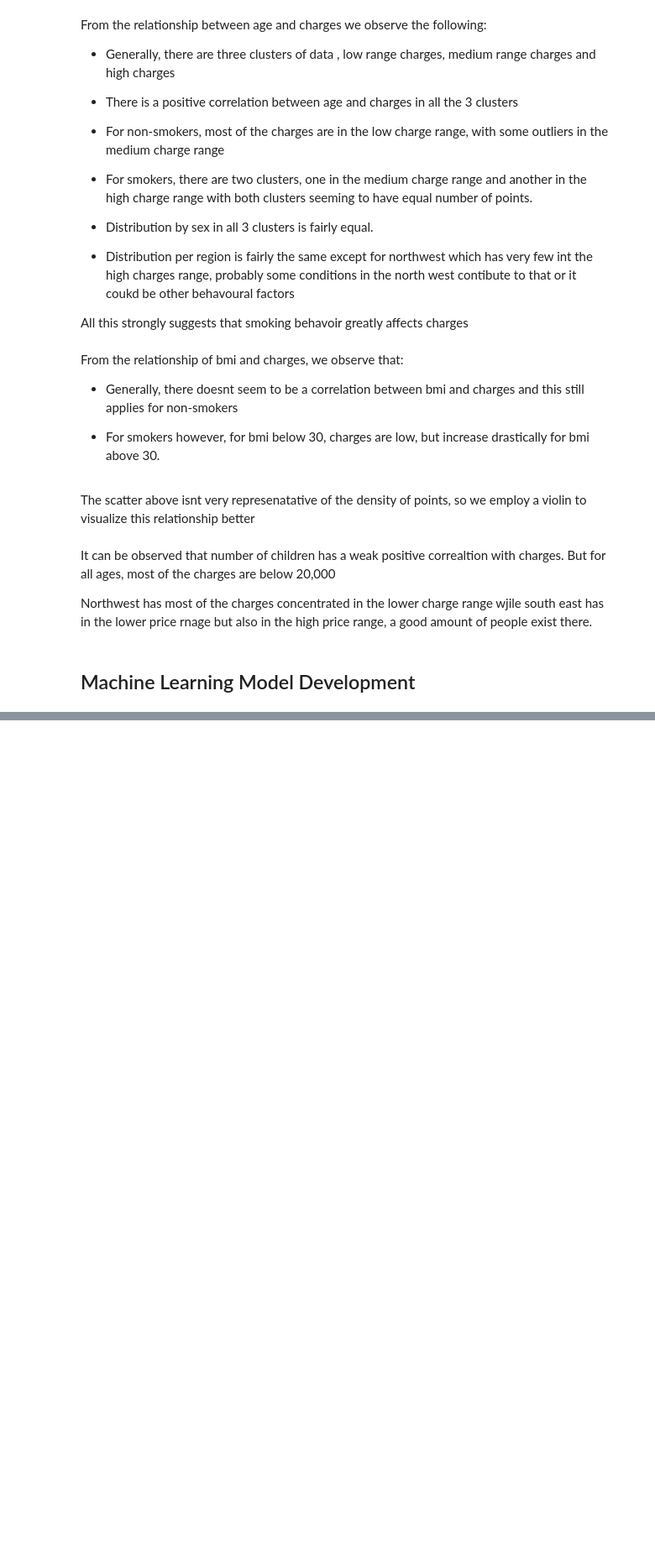
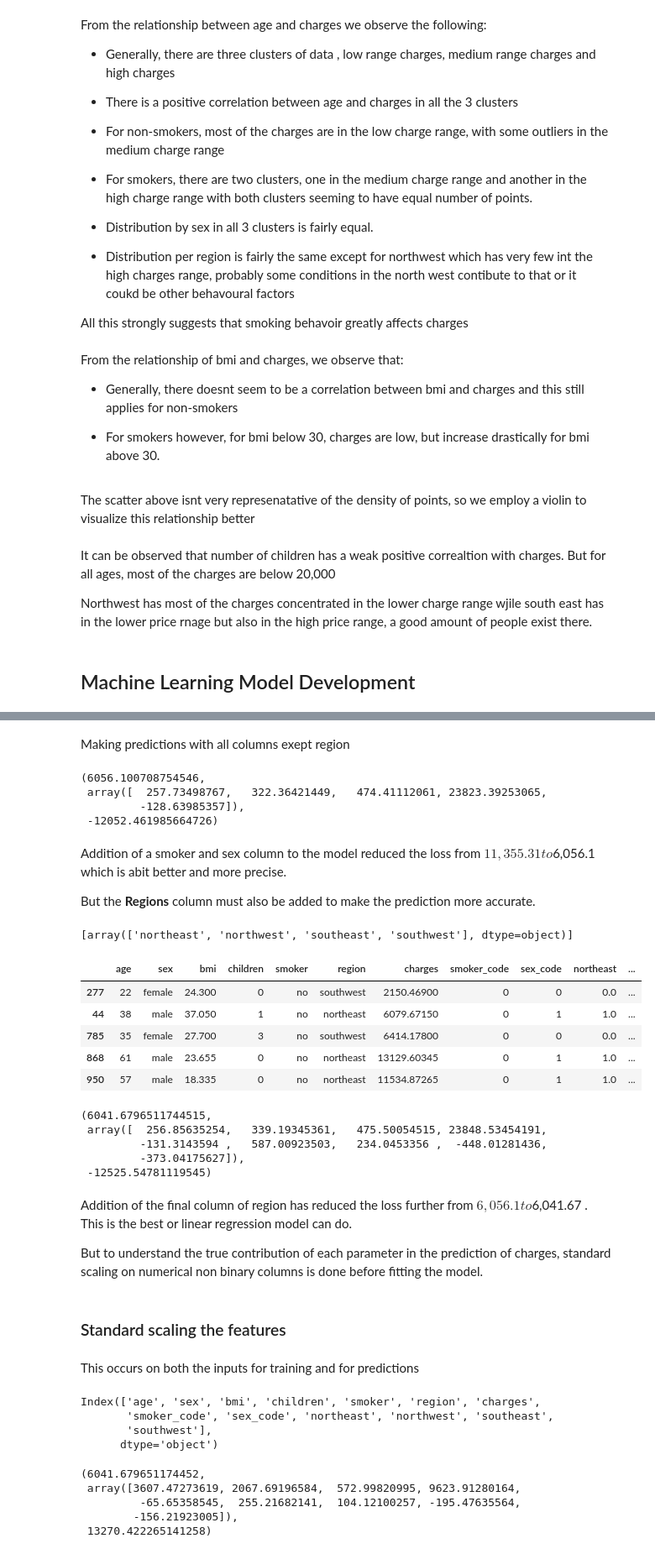
Before and after one commit to kasuleBS/Machine_Learning_Lesson, a Jupyter notebook: linear_regression.ipynb, the cells around one changed output, grey strips where cells are left out. Shown at 84% size. Saved outputs shown, nothing was run; the diff lists cells and outputs as text; code cells hidden in the pictures; blank space fills up the shorter version.

```diff
--- a/linear_regression.ipynb
+++ b/linear_regression.ipynb
@@ -391,0 +458,6 @@ Northwest has most of the charges concentrated in the lower charge range wjile s
+# %%
+smoker_dict = {'yes':1, 'no': 0}
+medical_df['smoker_code'] = medical_df['smoker'].map(smoker_dict)
+
+sex_dict = {'male':1, 'female':0}
+medical_df['sex_code'] = medical_df['sex'].map(sex_dict)
@@ -391,0 +473,59 @@ Northwest has most of the charges concentrated in the lower charge range wjile s
+# %% [markdown]
+Making predictions with all columns exept region
+# %%
+inputs=medical_df[['age','bmi','children','smoker_code','sex_code']]
+targets = medical_df['charges']
+
+fit_predict_loss(inputs,targets,inputs,targets)
+# %% [output]
+(6056.100708754546,
+ array([  257.73498767,   322.36421449,   474.41112061, 23823.39253065,
+         -128.63985357]),
+ -12052.461985664726)
+# %% [markdown]
+Addition of a smoker and sex column to the model reduced the loss from $11,355.31 to $6,056.1 which is abit better and more precise.
+
+But the **Regions** column must also be added to make the prediction more accurate.
+# %%
+from sklearn import preprocessing
+
+enc = preprocessing.OneHotEncoder().fit(medical_df[['region']])
+enc.categories_
+# %% [output]
+[array(['northeast', 'northwest', 'southeast', 'southwest'], dtype=object)]
+# %%
+medical_df[['northeast', 'northwest', 'southeast', 'southwest']] = enc.transform(medical_df[['region']]).toarray()
+medical_df.sample(5)
+# %% [output]
+|  | age | sex | bmi | children | smoker | region | charges | smoker_code | sex_code | northeast | ... |
+| 277 | 22 | female | 24.300 | 0 | no | southwest | 2150.46900 | 0 | 0 | 0.0 | ... |
+| 44 | 38 | male | 37.050 | 1 | no | northeast | 6079.67150 | 0 | 1 | 1.0 | ... |
+| 785 | 35 | female | 27.700 | 3 | no | southwest | 6414.17800 | 0 | 0 | 0.0 | ... |
+| 868 | 61 | male | 23.655 | 0 | no | northeast | 13129.60345 | 0 | 1 | 1.0 | ... |
+| 950 | 57 | male | 18.335 | 0 | no | northeast | 11534.87265 | 0 | 1 | 1.0 | ... |
+# %%
+inputs=medical_df[['age','bmi','children','smoker_code','sex_code','northeast', 'northwest', 'southeast', 'southwest']]
+targets = medical_df['charges']
+
+fit_predict_loss(inputs,targets,inputs,targets)
+# %% [output]
+(6041.6796511744515,
+ array([  256.85635254,   339.19345361,   475.50054515, 23848.53454191,
+         -131.3143594 ,   587.00923503,   234.0453356 ,  -448.01281436,
+         -373.04175627]),
+ -12525.54781119545)
+# %% [markdown]
+Addition of the final column of region has reduced the loss further from $6,056.1 to $6,041.67 . This is the best or linear regression model can do.
+
+But to understand the true contribution of each parameter in the prediction of charges, standard scaling on numerical non binary columns is done before fitting the model.
+# %% [markdown]
+### Standard scaling the features
+# %% [markdown]
+This occurs on both the inputs for training and for predictions
+# %%
+medical_df.columns
+# %% [output]
+Index(['age', 'sex', 'bmi', 'children', 'smoker', 'region', 'charges',
+       'smoker_code', 'sex_code', 'northeast', 'northwest', 'southeast',
+       'southwest'],
+      dtype='object')
@@ -391,0 +538,10 @@ Northwest has most of the charges concentrated in the lower charge range wjile s
+# %%
+targets = medical_df['charges']
+
+fit_predict_loss(inputs,targets,inputs,targets)
+# %% [output]
+(6041.679651174452,
+ array([3607.47273619, 2067.69196584,  572.99820995, 9623.91280164,
+         -65.65358545,  255.21682141,  104.12100257, -195.47635564,
+        -156.21923005]),
+ 13270.422265141258)
```
Also changed, not shown: parts of 22 cells of this notebook.
